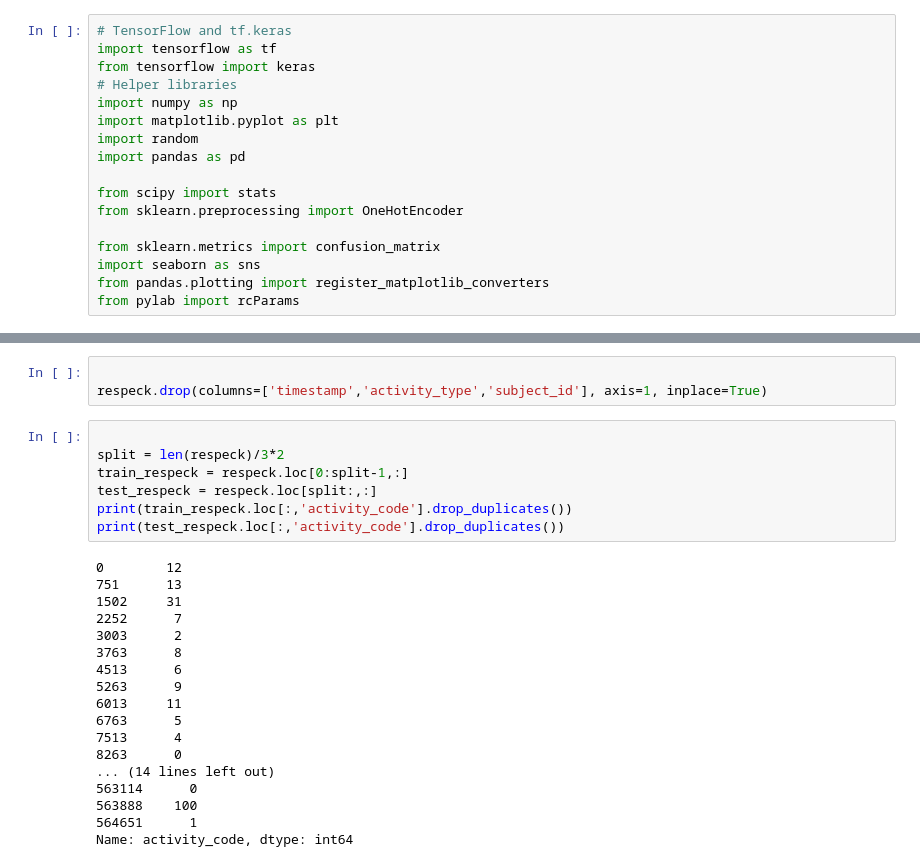
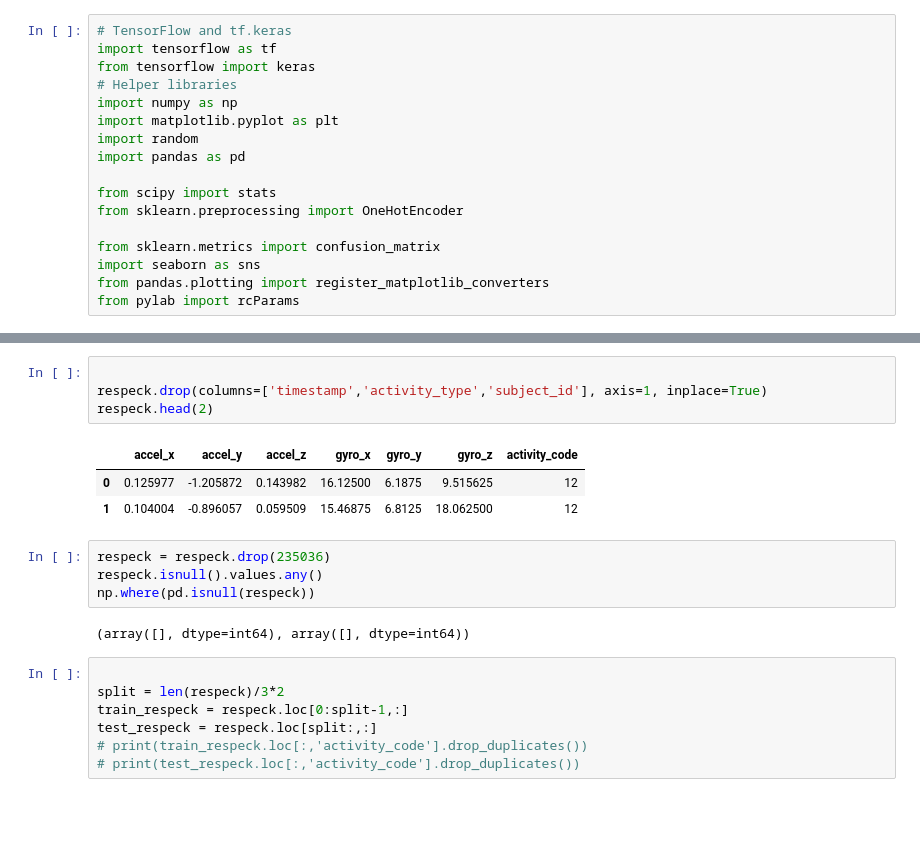
Before and after one commit to sfyzsr/PDIOT-ML, a Jupyter notebook: ml.ipynb, the cells around one changed output, grey strips where cells are left out. Drawn from its saved outputs; the diff is of its cells as text; blank space fills up the shorter version.

```diff
--- a/ml.ipynb
+++ b/ml.ipynb
@@ -35,30 +21,23 @@ respeck
 # %%
 
 respeck.drop(columns=['timestamp','activity_type','subject_id'], axis=1, inplace=True)
+respeck.head(2)
+# %% [output]
+|  | accel_x | accel_y | accel_z | gyro_x | gyro_y | gyro_z | activity_code |
+| 0 | 0.125977 | -1.205872 | 0.143982 | 16.12500 | 6.1875 | 9.515625 | 12 |
+| 1 | 0.104004 | -0.896057 | 0.059509 | 15.46875 | 6.8125 | 18.062500 | 12 |
+# %%
+respeck = respeck.drop(235036)
+respeck.isnull().values.any()
+np.where(pd.isnull(respeck))
+# %% [output]
+(array([], dtype=int64), array([], dtype=int64))
 # %%
 
 split = len(respeck)/3*2
 train_respeck = respeck.loc[0:split-1,:]
 test_respeck = respeck.loc[split:,:]
-print(train_respeck.loc[:,'activity_code'].drop_duplicates())
-print(test_respeck.loc[:,'activity_code'].drop_duplicates())
+# print(train_respeck.loc[:,'activity_code'].drop_duplicates())
+# print(test_respeck.loc[:,'activity_code'].drop_duplicates())
-# %% [output]
-0        12
-751      13
-1502     31
-2252      7
-3003      2
-3763      8
-4513      6
-5263      9
-6013     11
-6763      5
-7513      4
-8263      0
-... (14 lines left out)
-563114      0
-563888    100
-564651      1
-Name: activity_code, dtype: int64
 # %%
 enc = OneHotEncoder(handle_unknown='ignore', sparse=False)
```
Also changed, not shown: parts of 8 cells of this notebook, 1 other file.
